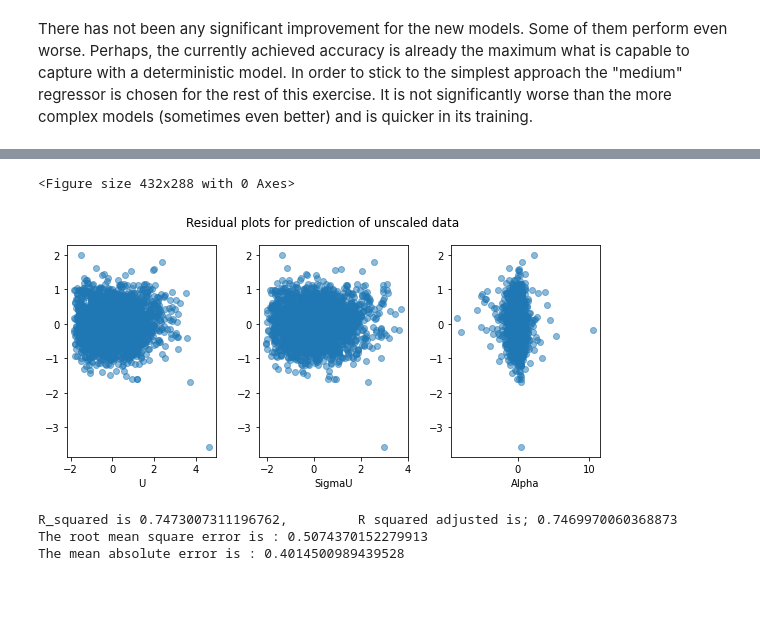
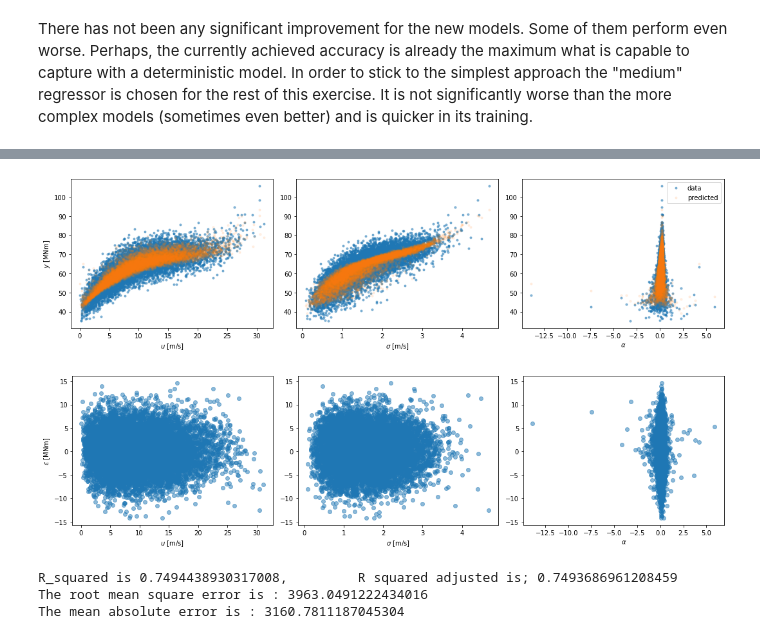
Before and after one commit to MorizHerrmann/46500-Probabilistic-Methods-in-Wind-Energy, a Jupyter notebook: assignment2_submission.ipynb, the cells around one changed output, grey strips where cells are left out. Drawn from its saved outputs; the diff is of its cells as text; code cells hidden in the pictures; blank space fills up the shorter version.

Commit message:
Regression plot

```diff
--- a/assignment2_submission.ipynb
+++ b/assignment2_submission.ipynb
@@ -265,50 +240,68 @@ for ax in axs:
+# %%
+y_pred_norm = reg_medium.predict(x_scaled)
+y_pred = y_pred_norm * y.std() + y.mean()
+y_true = y
+# %%
+fig, axs = plt.subplots(1, 3, figsize=(15, 4))
+
+axs[0].plot(x[:,0], y_true/1e3, '.', label="data",alpha=0.5)
+axs[0].plot(x[:,0], y_pred/1e3, '.', label="predicted",alpha=0.1)
+axs[0].set_xlabel("$u$ [m/s]")
+axs[0].set_ylabel('$y$ [MNm]')
+
+axs[1].plot(x[:,1], y_true/1e3, '.', label="data",alpha=0.5)
+axs[1].plot(x[:,1], y_pred/1e3, '.', label="predicted",alpha=0.1)
+axs[1].set_xlabel(r"$\sigma$ [m/s]")
+
+axs[2].plot(x[:,2], y_true/1e3, '.', label="data",alpha=0.5)
+axs[2].plot(x[:,2], y_pred/1e3, '.', label="predicted",alpha=0.1)
+axs[2].set_xlabel(r"$\alpha$")
+axs[2].legend(); plt.tight_layout();
+plt.savefig('regression.pdf')
+plt.savefig('regression.png', dpi=300)
+# %% [output]
+[figure, added]
 # %%
-#Do some residual plots:
-# plot the results for the regression using unscaled
-plt.figure()
-#plt.tight_layout()
-fig, axs = plt.subplots(1,3,figsize=(8,4))
-fig.suptitle("Residual plots for prediction of unscaled data")
-y_err = (y_pred - test_out_scaled)#/test_out_scaled
-axs[0].scatter(test_in_scaled[:,0],y_err,label="predicted",alpha=0.5)
-#axs[0].scatter(test_in[:,0],test_out,label="data",alpha=0.5)
-axs[0].set_xlabel("U")
+fig, axs = plt.subplots(1,3,figsize=(15,4))
 
-axs[1].scatter(test_in_scaled[:,1],y_err,label="predicted",alpha=0.5)
-#axs[1].scatter(test_in[:,1],test_out,label="data",alpha=0.5)
-axs[1].set_xlabel("SigmaU")
+y_err = (y_pred - y_true)
+axs[0].scatter(x[:,0],y_err/1e3,label="predicted",alpha=0.5)
+axs[0].set_xlabel(r"$u$ [m/s]")
+axs[0].set_ylabel(r'$\varepsilon$ [MNm]')
 
-axs[2].scatter(test_in_scaled[:,2],y_err,label="predicted",alpha=0.5)
-#axs[2].scatter(test_in[:,2],test_out,label="data",alpha=0.3)
-axs[2].set_xlabel("Alpha")
-fig.tight_layout(w_pad=1.8)
+axs[1].scatter(x[:,1],y_err/1e3,label="predicted",alpha=0.5)
+axs[1].set_xlabel(r"$\sigma$ [m/s]")
+
+axs[2].scatter(x[:,2],y_err/1e3,label="predicted",alpha=0.5)
+axs[2].set_xlabel(r"$\alpha$")
+
+fig.tight_layout();
 # %% [output]
-<Figure size 432x288 with 0 Axes>
-[figure, old version]
+[figure, new version]
 # %%
 # Scores have  been computed before. But now, let's calculate some more error terms for the medium unscaled model
 # r-square, RMS error, MAE)
 
 # R² adjusted corrects for multiple parameters
 r_squared = score_medium # dummy value
-n= len(test_out) # number of samples
-k= test_in.shape[1] # number of parameters
+n= len(y) # number of samples
+k= x.shape[1] # number of parameters
 r_adjusted =1-  ( ((1-r_squared)*(n-1)) / (n-k-1 ) )
 print(f"R_squared is {r_squared}, \t R squared adjusted is; {r_adjusted}")
 
 #RMSE ;sqrt( (f-o)^2 )
-rmse = np.sqrt((1/len(test_out))*np.sum(np.multiply(y_pred-test_out_scaled,y_pred-test_out_scaled))) # again the question is, whether to calculate it on the full data set or on the test data
+rmse = np.sqrt((1/len(y))*np.sum(np.power(y_pred-y_true, 2))) # again the question is, whether to calculate it on the full data set or on the test data
 #rmse = np.std(y_pred - test_out_scaled) # would also work
 print(f"The root mean square error is : {rmse}")
 
 #MAE
-mae = (1/len(test_out_scaled))*np.sum(np.abs(y_pred - test_out_scaled))
+mae = (1/len(y_true))*np.sum(np.abs(y_pred - y_true))
 
 print(f"The mean absolute error is : {mae}")
 # %% [output]
-R_squared is 0.7473007311196762,         R squared adjusted is; 0.7469970060368873
-The root mean square error is : 0.5074370152279913
-The mean absolute error is : 0.4014500989439528
+R_squared is 0.7494438930317008,         R squared adjusted is; 0.7493686961208459
+The root mean square error is : 3963.0491222434016
+The mean absolute error is : 3160.7811187045304
 # %%
 # It appears, that there is only slight difference between both R² values. It is not clear atm, whether these values can reallly be compared.
 # Maybe these values work better to compare different regressions, instead of being representative on its own.
```
Also changed, not shown: parts of 9 cells of this notebook.
